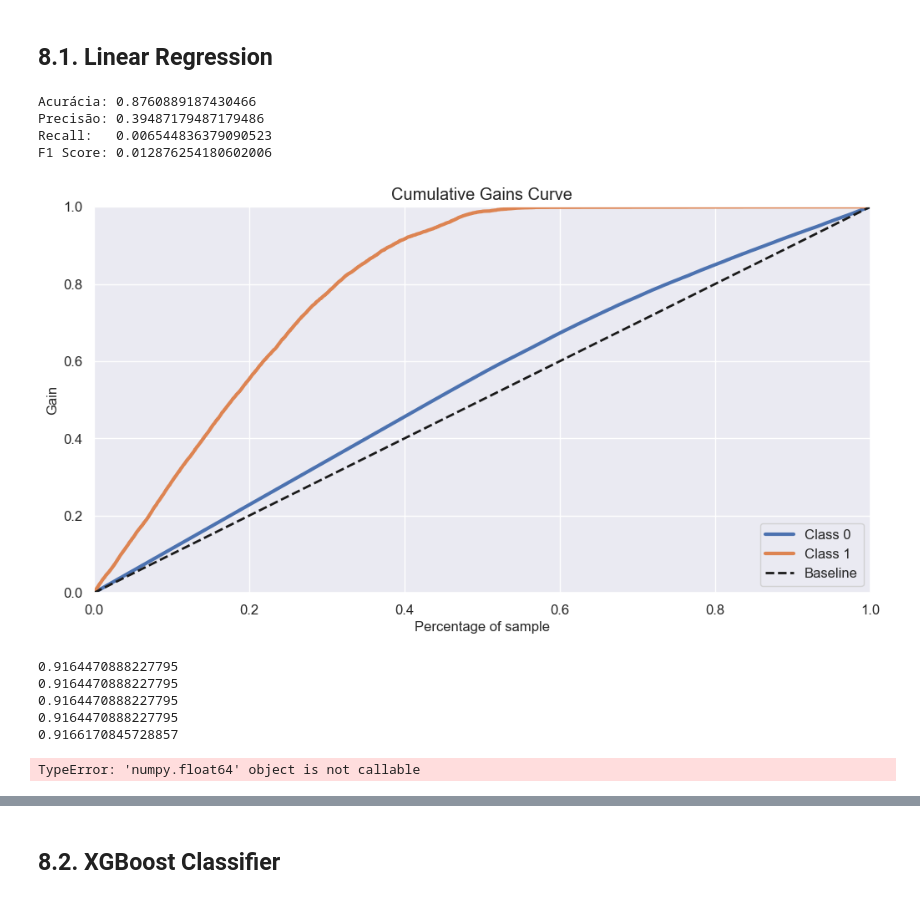
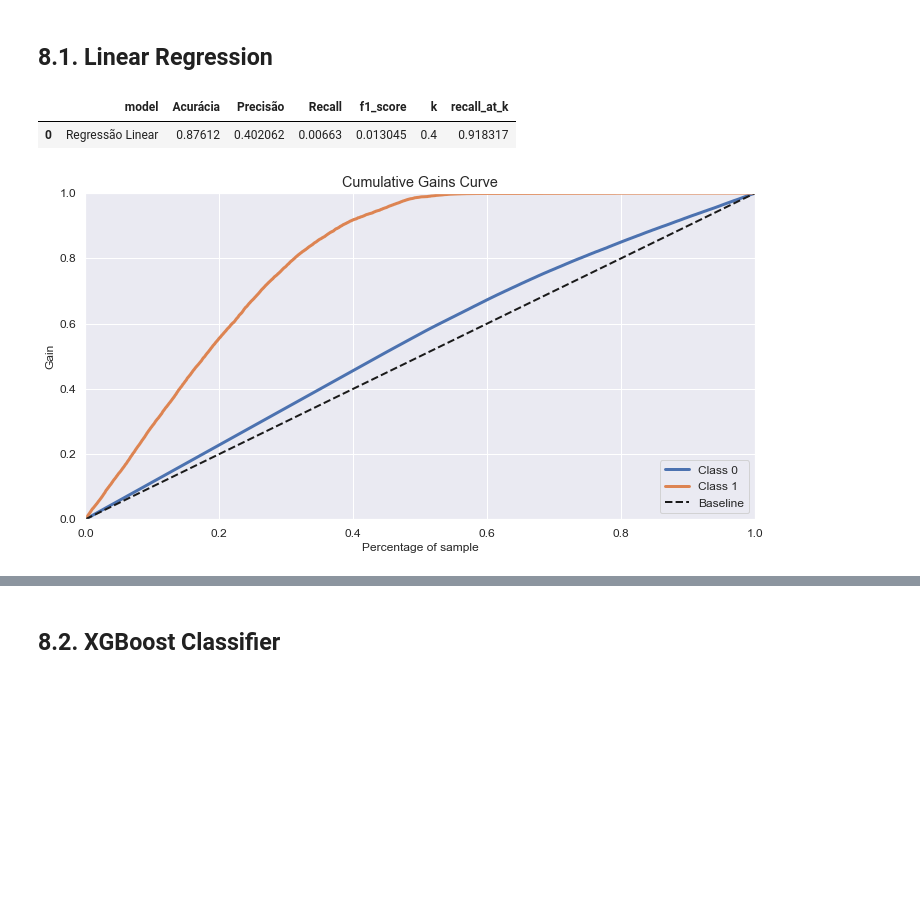
Before and after one commit to LeonardoRose/health_insurance_cross_sell, a Jupyter notebook: pa004_final.ipynb, the cells around one changed output, grey strips where cells are left out. Cells and saved outputs as stored; diff of their text form; code cells hidden in the pictures; blank space fills up the shorter version.

```diff
--- a/pa004_final.ipynb
+++ b/pa004_final.ipynb
@@ -563,26 +599,34 @@ df6
 df7 = df6.copy()
 # %% [markdown]
 # 8.0. Machine Learning Model
+# %%
+df8 = df6.copy()
+
+X = df8.drop(columns=['id','response'])
+y = df8['response']
+
+X_train, X_test, y_train, y_test = train_test_split(X, y, random_state=42)
 # %% [markdown]
 ## 8.1. Linear Regression
 # %%
-df8 = df6.copy()
-X = df8.drop(columns=['id','response','gender','driving_license'])
-y = df8['response']
-
-X_train, X_test, y_train, y_test = train_test_split(X, y, random_state=42)
-
+# Linear Regression
 lr = LogisticRegression( max_iter=1000 )
 
+# Training the Model
 lr.fit(X_train, y_train)
 
+# Predicting
 y_predict = lr.predict( X_test )
 yhat_proba = lr.predict_proba( X_test )
 
-metrics(y_test,y_predict, yhat_proba)
+# Showing the metrics
+recall_at_k,accuracy_score,precision_score,recall_score,f1_score = metrics(X_test, y_test, yhat_proba, y_predict, k=0.4)
+
+# Aggregating the results in a dataframe
+lr_results = {'model':['Regressão Linear'], 'Acurácia': [accuracy_score], 'Precisão':[precision_score], 'Recall': [recall_score], 'f1_score':[f1_score], 'k': [0.4], 'recall_at_k': [recall_at_k]}
+df_lr = pd.DataFrame(lr_results)
+df_lr
 # %% [output]
-Acurácia: 0.8760889187430466
-Precisão: 0.39487179487179486
-Recall:   0.006544836379090523
-F1 Score: 0.012876254180602006
+|  | model | Acurácia | Precisão | Recall | f1_score | k | recall_at_k |
+| 0 | Regressão Linear | 0.87612 | 0.402062 | 0.00663 | 0.013045 | 0.4 | 0.918317 |
-[figure, old version]
+[figure, new version]
@@ -596,31 +632,0 @@ F1 Score: 0.012876254180602006
-# %%
-max_iter = [100, 1000, 10000]
-C = [0.1, 1.0, 10.0, 20.0]
-solver= ['newton-cg', 'lbfgs', 'liblinear', 'sag', 'saga']
-
-for i in range(0,5):
-    df8 = df6.copy()
-    X = df8.drop(columns=['id','response','gender','driving_license'])
-    y = df8['response']
-
-    X_train, X_test, y_train, y_test = train_test_split(X, y, random_state=42)
-
-    lr = LogisticRegression( max_iter=random.choice(max_iter), C=random.choice(C), solver=random.choice(solver) )
-
-    lr.fit(X_train, y_train)
-
-    y_predict = lr.predict( X_test )
-    yhat_proba = lr.predict_proba( X_test )
-
-    x = recall_at_k(X_test, y_test, yhat_proba, k=0.4)
-    print(x)
-# %% [output]
-0.9164470888227795
-0.9164470888227795
-0.9164470888227795
-0.9164470888227795
-0.9166170845728857
-# %%
-recall_at_k(X_test, y_test, yhat_proba, k=0.4)
-# %% [output]
-TypeError: 'numpy.float64' object is not callable
```
Also changed, not shown: parts of 39 cells of this notebook.
